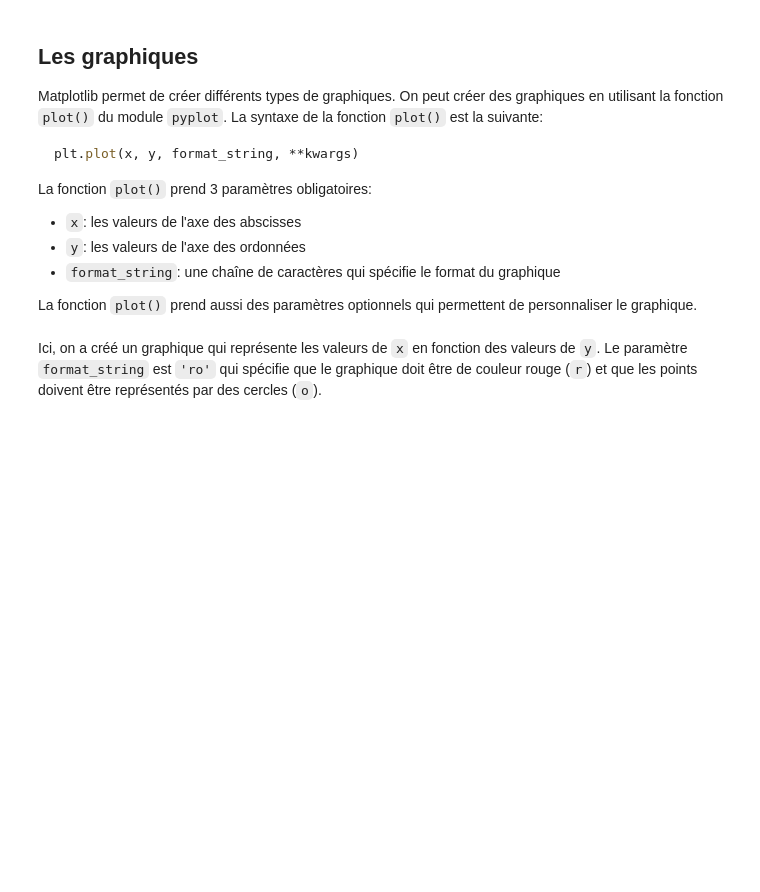
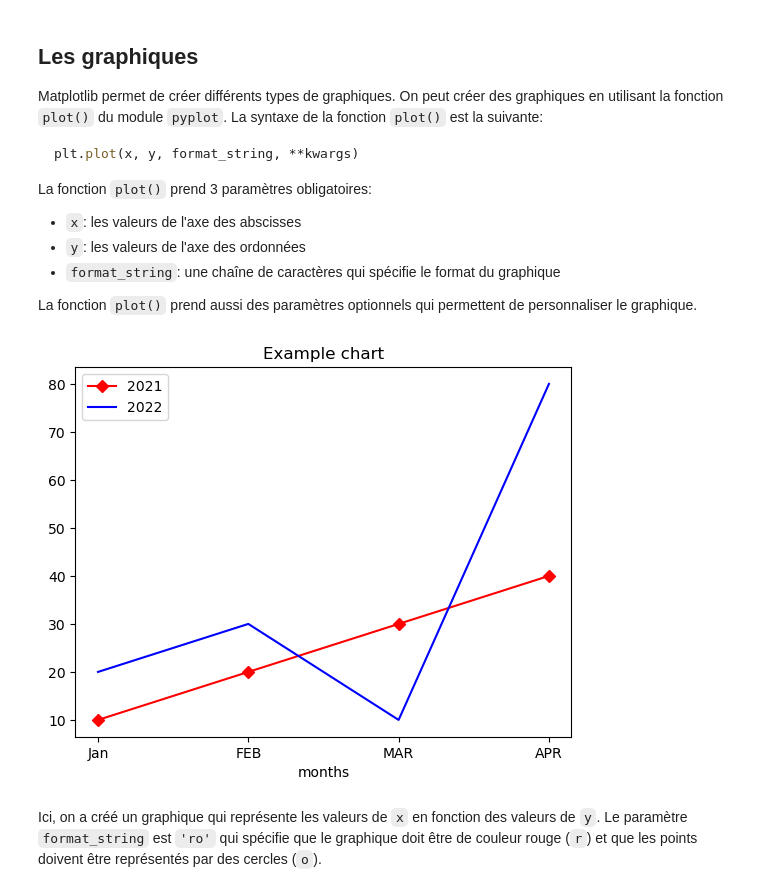
Before and after one commit to moiap13/nomades_python_software_engineer, a Jupyter notebook: cours/jupyter/20_python_file_io.ipynb, the cells around one changed output. Drawn from its saved outputs; the diff is of its cells as text; code cells hidden in the pictures; blank space fills up the shorter version.

```diff
--- a/cours/jupyter/20_python_file_io.ipynb
+++ b/cours/jupyter/20_python_file_io.ipynb
@@ -354,11 +354,19 @@ La fonction `plot()` prend aussi des paramètres optionnels qui permettent de pe
 # %%
 import matplotlib.pyplot as plt
 
-x = [1, 2, 3, 4, 5]
-y = [10, 20, 30, 40, 50]
+x = ["Jan", "FEB", "MAR", "APR"]
+x1 = ["Jan", "FEB", "MAR", "APR"]
+y = [10, 20, 30, 40]
+y1 = [20, 30, 10, 80]
 
-plt.plot(x, y, 'rD-.')
+plt.title("Example chart")
+plt.plot(x, y, 'rD-')
+plt.plot(x1, y1, 'b')
+plt.xlabel("months")
+plt.legend(["2021", "2022"])
 plt.show()
+# %% [output]
+[figure, added]
 # %% [markdown]
 Ici, on a créé un graphique qui représente les valeurs de `x` en fonction des valeurs de `y`. Le paramètre `format_string` est `'ro'` qui spécifie que le graphique doit être de couleur rouge (`r`) et que les points doivent être représentés par des cercles (`o`).
 # %% [markdown]
```
Also changed, not shown: parts of 12 cells of this notebook, 5 other files.
